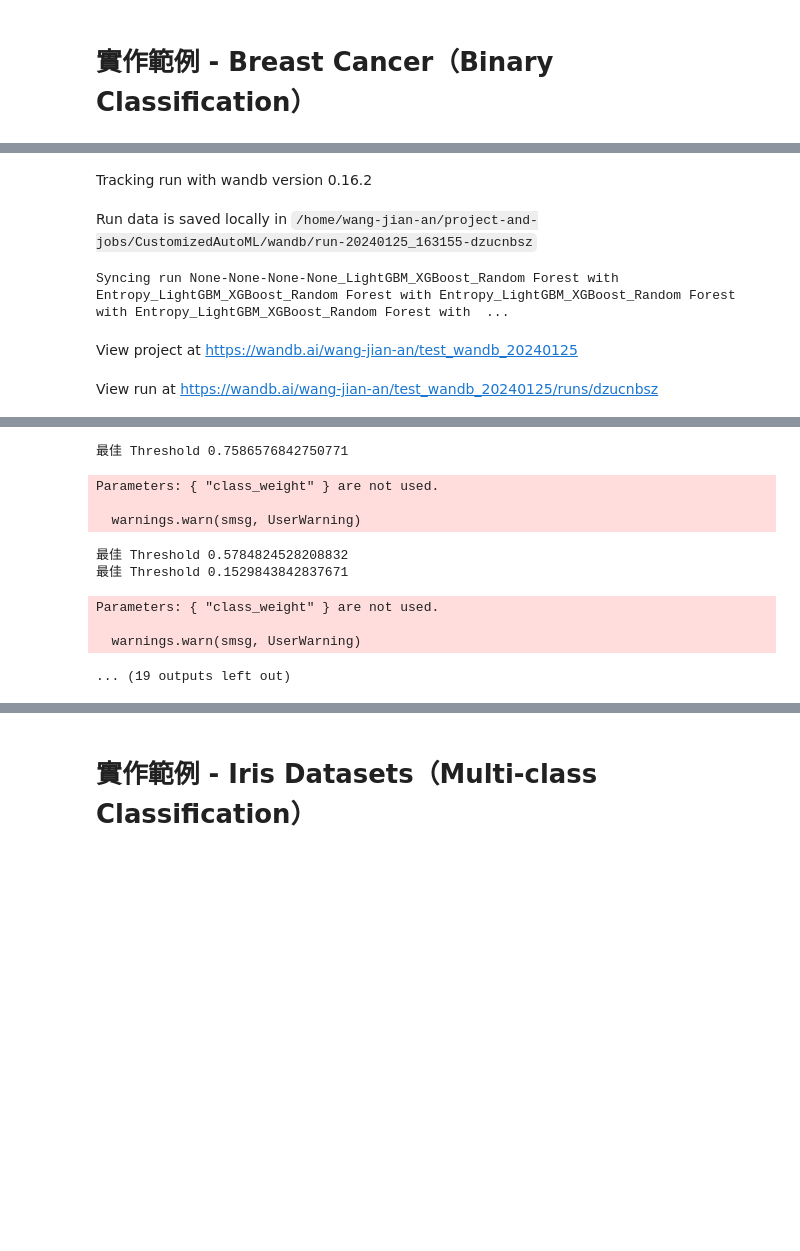
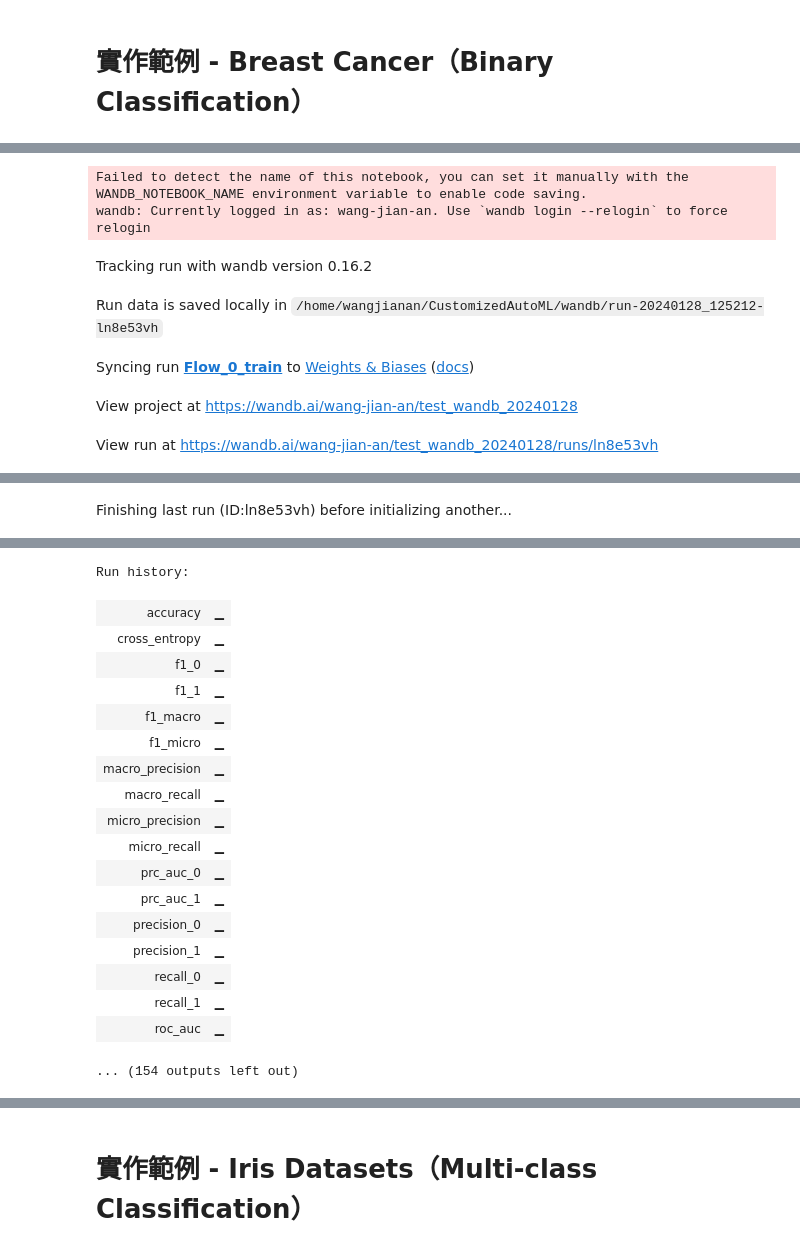
Before and after one commit to Wang-Jian-An/CustomizedAutoML, a Jupyter notebook: Example.ipynb, the cells around one changed output, grey strips where cells are left out. Saved outputs shown, nothing was run; the diff lists cells and outputs as text; code cells hidden in the pictures; blank space fills up the shorter version.

```diff
--- a/Example.ipynb
+++ b/Example.ipynb
@@ -20,7 +20,7 @@ from AutoML_Flow.Model_Training_and_Evaluation_Flow import modelTrainingFlow
 allResult = list()
 trainData, testData = train_test_split(rawData, test_size = 0.2, shuffle = True)
 trainData, valiData = train_test_split(trainData, test_size = 0.25, shuffle = True)
-for oneFE in featureEngineerFlow[:1]:
+for oneFE in featureEngineerFlow:
     totalResult = modelTrainingFlow(
         trainData = trainData,
         valiData = valiData,
@@ -41,7 +41,11 @@ for oneFE in featureEngineerFlow[:1]:
         fitBestModel = False,
         metaLearner = "XGBoost",
         modelFilePath = "./",
-        importanceMethod = ["None"]
+        importanceMethod = ["None"],
+        wandb_config = {
+            "project_name": "test_wandb_20240128",
+            "entity": "wang-jian-an",
+        }
     )
     result = totalResult.fit()
     allResult.append(result)
@@ -51,5 +70,7 @@ wandb: Currently logged in as: wang-jian-an. Use `wandb login --relogin` to forc
+Failed to detect the name of this notebook, you can set it manually with the WANDB_NOTEBOOK_NAME environment variable to enable code saving.
+wandb: Currently logged in as: wang-jian-an. Use `wandb login --relogin` to force relogin
 Tracking run with wandb version 0.16.2
-Run data is saved locally in /home/wang-jian-an/project-and-jobs/CustomizedAutoML/wandb/run-20240125_163155-dzucnbsz
+Run data is saved locally in /home/wangjianan/CustomizedAutoML/wandb/run-20240128_125212-ln8e53vh
-Syncing run None-None-None-None_LightGBM_XGBoost_Random Forest with Entropy_LightGBM_XGBoost_Random Forest with Entropy_LightGBM_XGBoost_Random Forest with Entropy_LightGBM_XGBoost_Random Forest with  ...
-View project at https://wandb.ai/wang-jian-an/test_wandb_20240125
+Syncing run Flow_0_train to Weights & Biases (docs)
-View run at https://wandb.ai/wang-jian-an/test_wandb_20240125/runs/dzucnbsz
+View project at https://wandb.ai/wang-jian-an/test_wandb_20240128
+View run at https://wandb.ai/wang-jian-an/test_wandb_20240128/runs/ln8e53vh
@@ -57,0 +78 @@ LightGBM_XGBoost_Random Forest with Entropy_LightGBM_XGBoost_Random Forest with
+Finishing last run (ID:ln8e53vh) before initializing another...
@@ -61,13 +80,22 @@ Parameters: { "class_weight" } are not used.
-最佳 Threshold 0.7586576842750771
+Run history:
+| accuracy | ▁ |
+| cross_entropy | ▁ |
+| f1_0 | ▁ |
+| f1_1 | ▁ |
+| f1_macro | ▁ |
+| f1_micro | ▁ |
+| macro_precision | ▁ |
+| macro_recall | ▁ |
+| micro_precision | ▁ |
+| micro_recall | ▁ |
+| prc_auc_0 | ▁ |
+| prc_auc_1 | ▁ |
+| precision_0 | ▁ |
+| precision_1 | ▁ |
+| recall_0 | ▁ |
+| recall_1 | ▁ |
+| roc_auc | ▁ |
-Parameters: { "class_weight" } are not used.
-
-  warnings.warn(smsg, UserWarning)
+... (154 outputs left out)
-最佳 Threshold 0.5784824528208832
-最佳 Threshold 0.1529843842837671
-Parameters: { "class_weight" } are not used.
-
-  warnings.warn(smsg, UserWarning)
-... (19 outputs left out)
 # %%
 result
 # %% [output]
```
Also changed, not shown: parts of 4 cells of this notebook.
